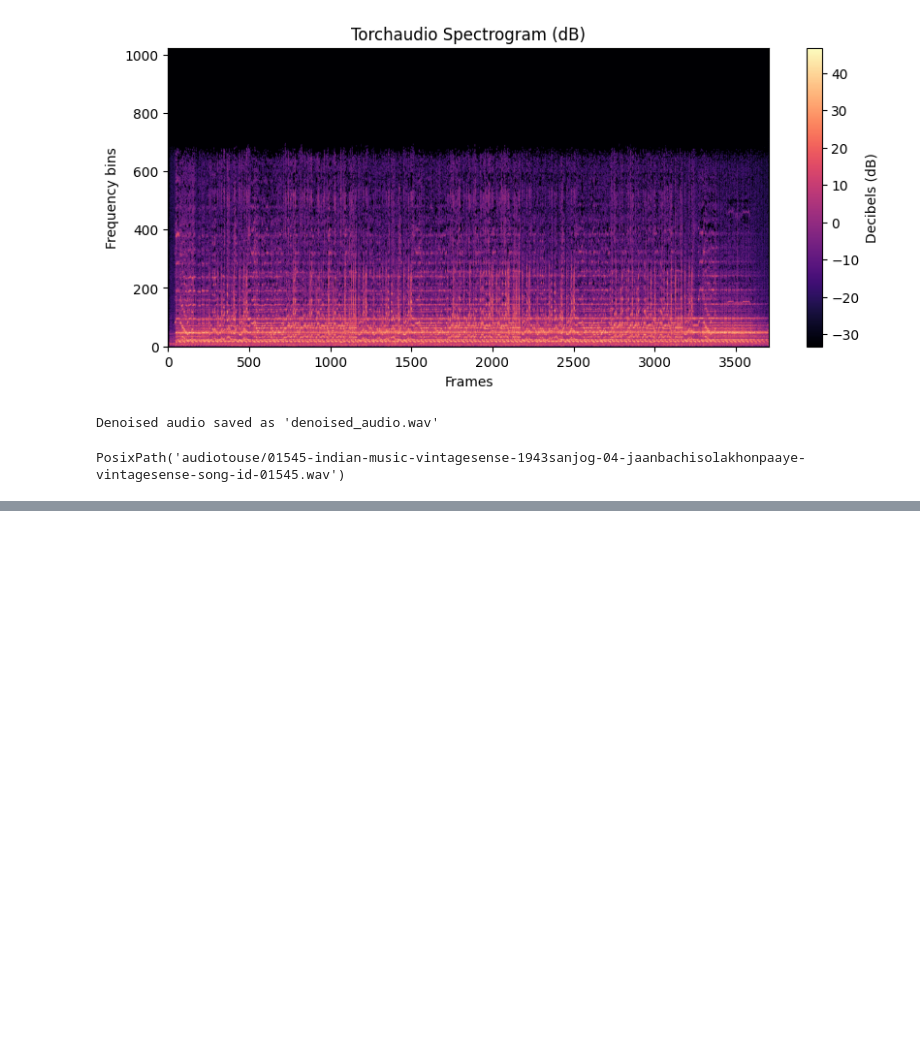
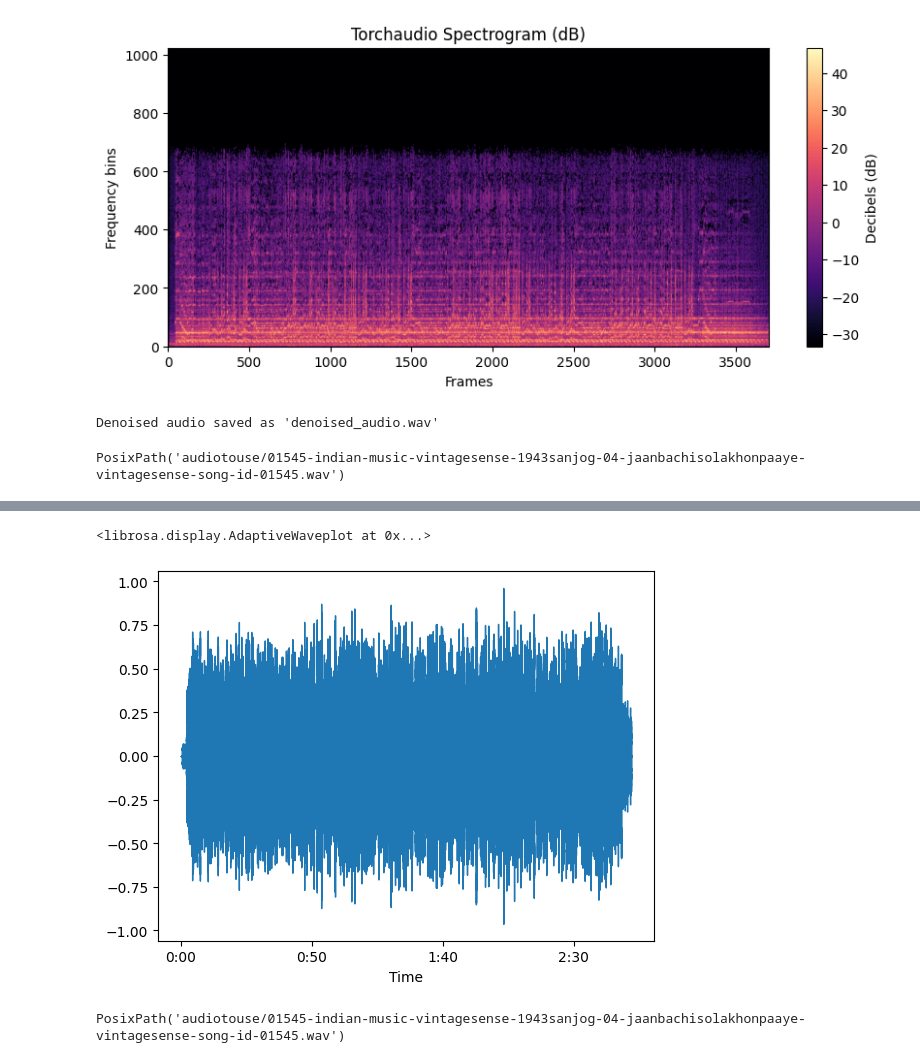
Before and after one commit to u-r-a-bot/naad-ai, a Jupyter notebook: baseline.ipynb, the cells around one changed output, grey strips where cells are left out. Saved outputs shown, nothing was run; the diff lists cells and outputs as text; code cells hidden in the pictures; blank space fills up the shorter version.

```diff
--- a/baseline.ipynb
+++ b/baseline.ipynb
@@ -91,0 +433,10 @@ PosixPath('audiotouse/01545-indian-music-vintagesense-1943sanjog-04-jaanbachisol
+# %%
+og_audio, _  = librosa.load(wav_files_list[0])
+librosa.display.waveshow(og_audio, sr = _)
+# %% [output]
+<librosa.display.AdaptiveWaveplot at 0x...>
+[figure, added]
+# %%
+wav_files_list[0]
+# %% [output]
+PosixPath('audiotouse/01545-indian-music-vintagesense-1943sanjog-04-jaanbachisolakhonpaaye-vintagesense-song-id-01545.wav')
```
Also changed, not shown: parts of 8 cells of this notebook, 6 other files.
